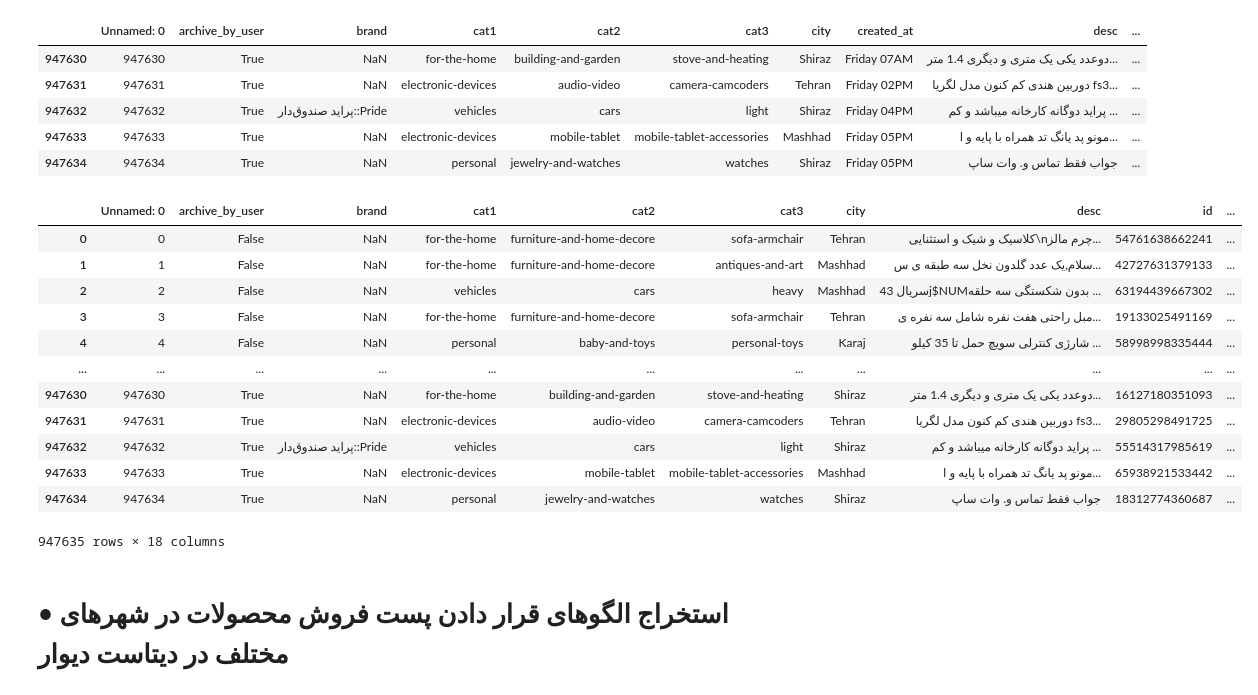
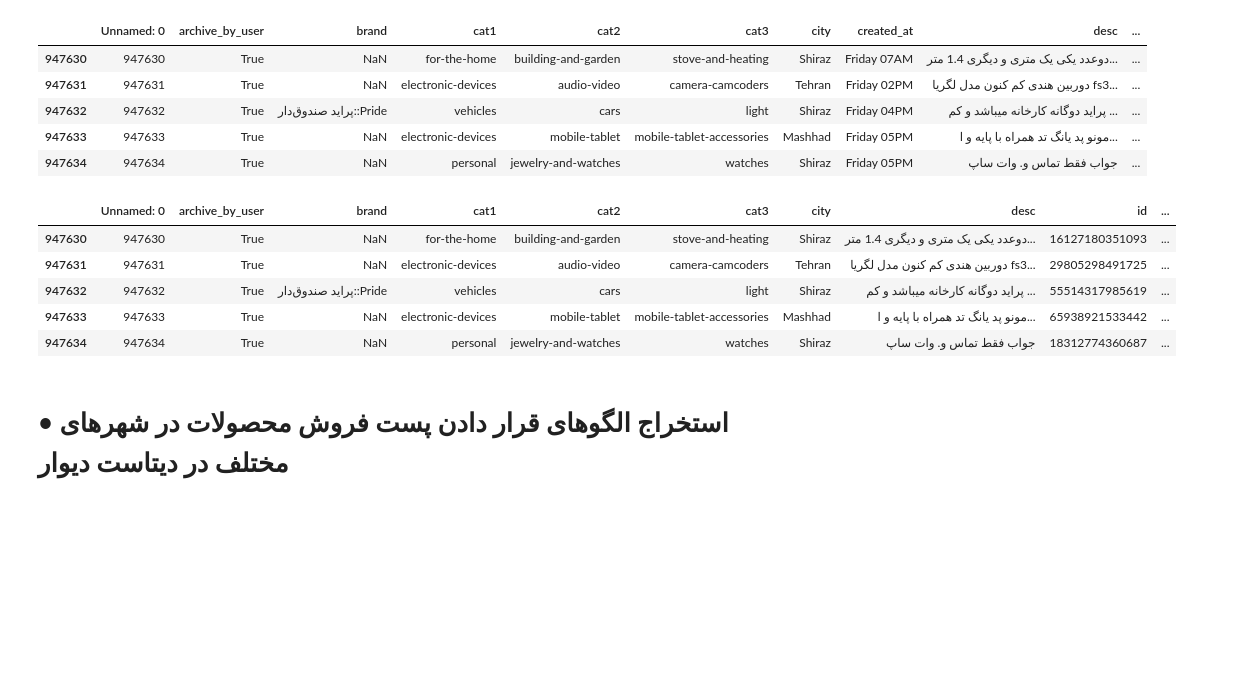
Before and after one commit to mohadesehjm/data_mining_divarDataset, a Jupyter notebook: frequentPattern.ipynb, the cells around one changed output. Saved outputs shown, nothing was run; the diff lists cells and outputs as text; code cells hidden in the pictures; blank space fills up the shorter version.

```diff
--- a/frequentPattern.ipynb
+++ b/frequentPattern.ipynb
@@ -29,7 +42,7 @@ orders
 | 199999 | 7584127 | 1342585 | 89427 | 2017-06-17 10:08:06.000 | 55046.0 | بندر انزلی | 1.0 |
 200000 rows × 7 columns
 # %%
-df = pd.read_csv ("/Users/mohadeseh/Documents/me/session8/data_mining/FDM_Project_dataset-99-2/divar_dataset/divar_posts_dataset.csv")
+df = pd.read_csv ("/Users/mohadeseh/Documents/me/AllTaskOfLessons/session8/data_mining/FDM_Project_dataset-99-2/divar_dataset/divar_posts_dataset.csv")
 df
 # %% [output]
 |  | Unnamed: 0 | archive_by_user | brand | cat1 | cat2 | cat3 | city | created_at | desc | ... |
@@ -57,21 +70,14 @@ df.tail()
 # %%
 df[['day','houre']] = df.created_at.str.split(" ",expand=True,)
 del df["created_at"]
-df
+df.tail()
 # %% [output]
 |  | Unnamed: 0 | archive_by_user | brand | cat1 | cat2 | cat3 | city | desc | id | ... |
-| 0 | 0 | False | NaN | for-the-home | furniture-and-home-decore | sofa-armchair | Tehran | کلاسیک و شیک و استثنایی\nچرم مالز... | 54761638662241 | ... |
-| 1 | 1 | False | NaN | for-the-home | furniture-and-home-decore | antiques-and-art | Mashhad | سلام,یک عدد گلدون نخل سه طبقه ی س... | 42727631379133 | ... |
-| 2 | 2 | False | NaN | vehicles | cars | heavy | Mashhad | سریال 43j$NUMبدون شکستگی سه حلقه ... | 63194439667302 | ... |
-| 3 | 3 | False | NaN | for-the-home | furniture-and-home-decore | sofa-armchair | Tehran | مبل راحتی هفت نفره شامل سه نفره ی... | 19133025491169 | ... |
-| 4 | 4 | False | NaN | personal | baby-and-toys | personal-toys | Karaj | شارژی کنترلی سویچ حمل تا 35 کیلو ... | 58998998335444 | ... |
-| ... | ... | ... | ... | ... | ... | ... | ... | ... | ... | ... |
 | 947630 | 947630 | True | NaN | for-the-home | building-and-garden | stove-and-heating | Shiraz | دوعدد یکی یک متری و دیگری 1.4 متر... | 16127180351093 | ... |
 | 947631 | 947631 | True | NaN | electronic-devices | audio-video | camera-camcoders | Tehran | دوربین هندی کم کنون مدل لگریا fs3... | 29805298491725 | ... |
 | 947632 | 947632 | True | پراید صندوق‌دار::Pride | vehicles | cars | light | Shiraz | پراید دوگانه کارخانه میباشد و کم ... | 55514317985619 | ... |
 | 947633 | 947633 | True | NaN | electronic-devices | mobile-tablet | mobile-tablet-accessories | Mashhad | مونو پد یانگ تد همراه با پایه و ا... | 65938921533442 | ... |
 | 947634 | 947634 | True | NaN | personal | jewelry-and-watches | watches | Shiraz | جواب فقط تماس و. وات ساپ | 18312774360687 | ... |
-947635 rows × 18 columns
 # %% [markdown]
 # •	استخراج الگوهای قرار دادن پست فروش  محصولات در شهرهای مختلف در دیتاست دیوار
 # %%
```
Also changed, not shown: parts of 12 cells of this notebook.
